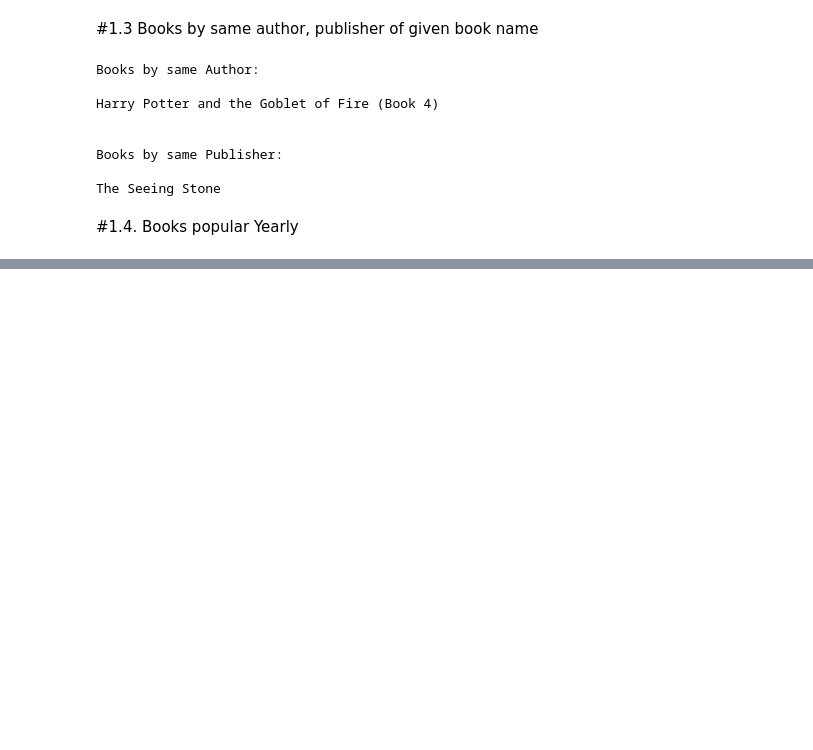
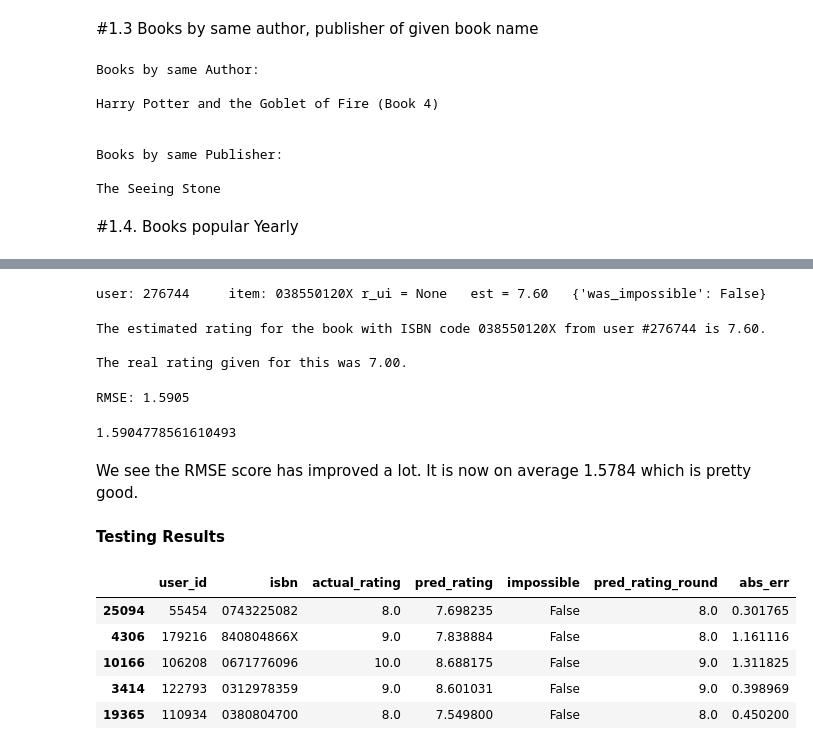
Before and after one commit to Dshivank/Book-Recommendation-System, a Jupyter notebook: Book_Recommendation_System.ipynb, the cells around one changed output, grey strips where cells are left out. Drawn from its saved outputs; the diff is of its cells as text; code cells hidden in the pictures; blank space fills up the shorter version.

```diff
--- a/Book_Recommendation_System.ipynb
+++ b/Book_Recommendation_System.ipynb
@@ -782,0 +1051,9 @@ The Seeing Stone
+# %%
+user_ratings_threshold = 3
+
+filter_users = ratings_explicit['user_id'].value_counts()
+filter_users_list = filter_users[filter_users >= user_ratings_threshold].index.to_list()
+
+df_ratings_top = ratings_explicit[ratings_explicit['user_id'].isin(filter_users_list)]
+
+print('Filter: users with at least %d ratings\nNumber of records: %d' % (user_ratings_threshold, len(df_ratings_top)))
@@ -782,0 +1139,48 @@ The Seeing Stone
+# %%
+# Taking an arbitrary user-id and item-id to test our model.
+uid = 276744
+iid = '038550120X'
+pred = model.predict(uid, iid, verbose=True)
+# %% [output]
+user: 276744     item: 038550120X r_ui = None   est = 7.60   {'was_impossible': False}
+# %%
+print(f'The estimated rating for the book with ISBN code {pred.iid} from user #{pred.uid} is {pred.est:.2f}.\n')
+actual_rating= ratings_explicit[(ratings_explicit.user_id==pred.uid) &
+                             (ratings_explicit.isbn==pred.iid)].book_rating.values[0]
+print(f'The real rating given for this was {actual_rating:.2f}.')
+# %% [output]
+The estimated rating for the book with ISBN code 038550120X from user #276744 is 7.60.
+
+The real rating given for this was 7.00.
+# %%
+# train test split on our data
+trainset, testset = model_selection.train_test_split(data, test_size=0.2)
+# creating svd model
+model = SVD()
+# Fit the model
+model.fit(trainset)
+# Predict the model on test data
+predictions = model.test(testset)
+# Evaluating model
+accuracy.rmse(predictions)
+# %% [output]
+RMSE: 1.5905
+1.5904778561610493
+# %% [markdown]
+We see the RMSE score has improved a lot. It is now on average 1.5784 which is pretty good.
+# %% [markdown]
+**Testing Results**
+# %%
+df_pred = pd.DataFrame(predictions, columns=['user_id', 'isbn', 'actual_rating', 'pred_rating', 'details'])
+df_pred['impossible'] = df_pred['details'].apply(lambda x: x['was_impossible'])
+df_pred['pred_rating_round'] = df_pred['pred_rating'].round()
+df_pred['abs_err'] = abs(df_pred['pred_rating'] - df_pred['actual_rating'])
+df_pred.drop(['details'], axis=1, inplace=True)
+df_pred.sample(5)
+# %% [output]
+|  | user_id | isbn | actual_rating | pred_rating | impossible | pred_rating_round | abs_err |
+| 25094 | 55454 | 0743225082 | 8.0 | 7.698235 | False | 8.0 | 0.301765 |
+| 4306 | 179216 | 840804866X | 9.0 | 7.838884 | False | 8.0 | 1.161116 |
+| 10166 | 106208 | 0671776096 | 10.0 | 8.688175 | False | 9.0 | 1.311825 |
+| 3414 | 122793 | 0312978359 | 9.0 | 8.601031 | False | 9.0 | 0.398969 |
+| 19365 | 110934 | 0380804700 | 8.0 | 7.549800 | False | 8.0 | 0.450200 |
```
Also changed, not shown: parts of 37 cells of this notebook.
